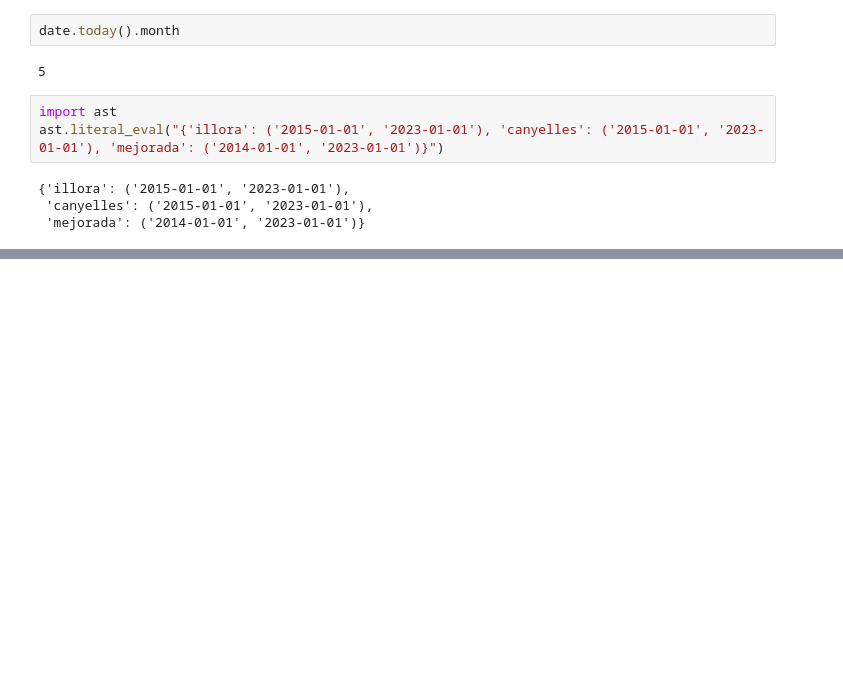
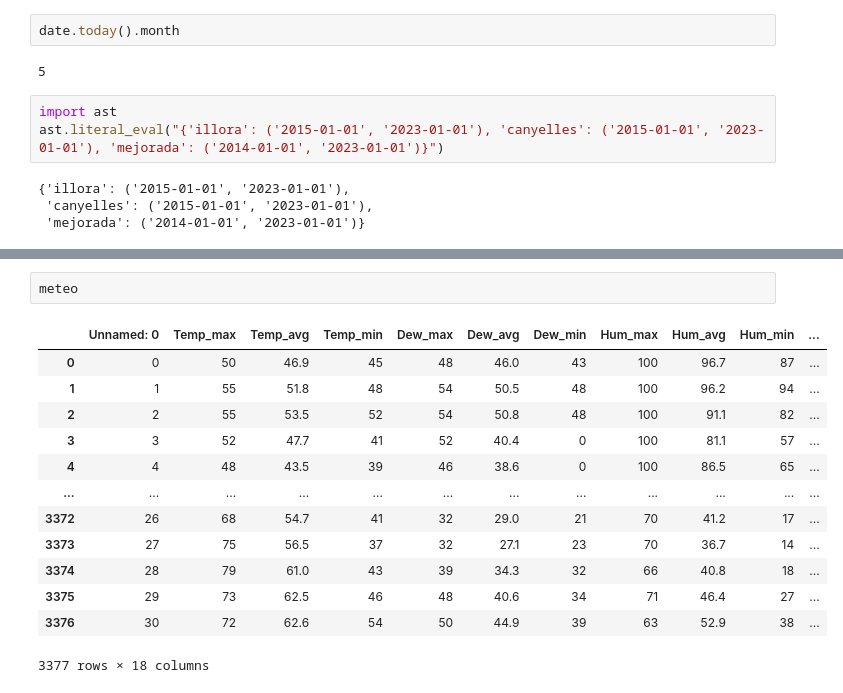
Before and after one commit to BetriuJaume/predictive-maintenance, a Jupyter notebook: preprocessing_tests.ipynb, the cells around one changed output, grey strips where cells are left out. Drawn from its saved outputs; the diff is of its cells as text; blank space fills up the shorter version.

```diff
--- a/preprocessing_tests.ipynb
+++ b/preprocessing_tests.ipynb
@@ -346,0 +395,16 @@ ast.literal_eval("{'illora': ('2015-01-01', '2023-01-01'), 'canyelles': ('2015-0
+# %%
+meteo
+# %% [output]
+|  | Unnamed: 0 | Temp_max | Temp_avg | Temp_min | Dew_max | Dew_avg | Dew_min | Hum_max | Hum_avg | Hum_min | ... |
+| 0 | 0 | 50 | 46.9 | 45 | 48 | 46.0 | 43 | 100 | 96.7 | 87 | ... |
+| 1 | 1 | 55 | 51.8 | 48 | 54 | 50.5 | 48 | 100 | 96.2 | 94 | ... |
+| 2 | 2 | 55 | 53.5 | 52 | 54 | 50.8 | 48 | 100 | 91.1 | 82 | ... |
+| 3 | 3 | 52 | 47.7 | 41 | 52 | 40.4 | 0 | 100 | 81.1 | 57 | ... |
+| 4 | 4 | 48 | 43.5 | 39 | 46 | 38.6 | 0 | 100 | 86.5 | 65 | ... |
+| ... | ... | ... | ... | ... | ... | ... | ... | ... | ... | ... | ... |
+| 3372 | 26 | 68 | 54.7 | 41 | 32 | 29.0 | 21 | 70 | 41.2 | 17 | ... |
+| 3373 | 27 | 75 | 56.5 | 37 | 32 | 27.1 | 23 | 70 | 36.7 | 14 | ... |
+| 3374 | 28 | 79 | 61.0 | 43 | 39 | 34.3 | 32 | 66 | 40.8 | 18 | ... |
+| 3375 | 29 | 73 | 62.5 | 46 | 48 | 40.6 | 34 | 71 | 46.4 | 27 | ... |
+| 3376 | 30 | 72 | 62.6 | 54 | 50 | 44.9 | 39 | 63 | 52.9 | 38 | ... |
+3377 rows × 18 columns
```
Also changed, not shown: parts of 32 cells of this notebook, 4 other files.
